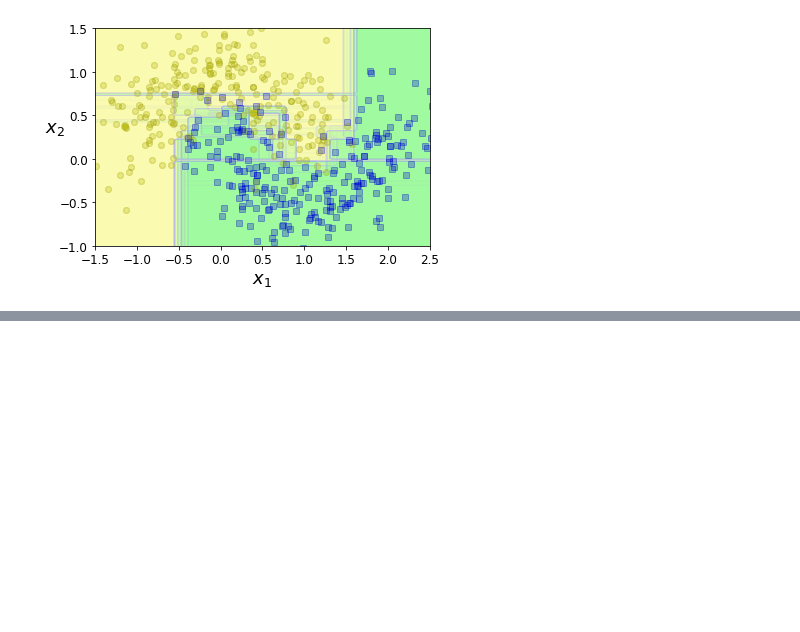
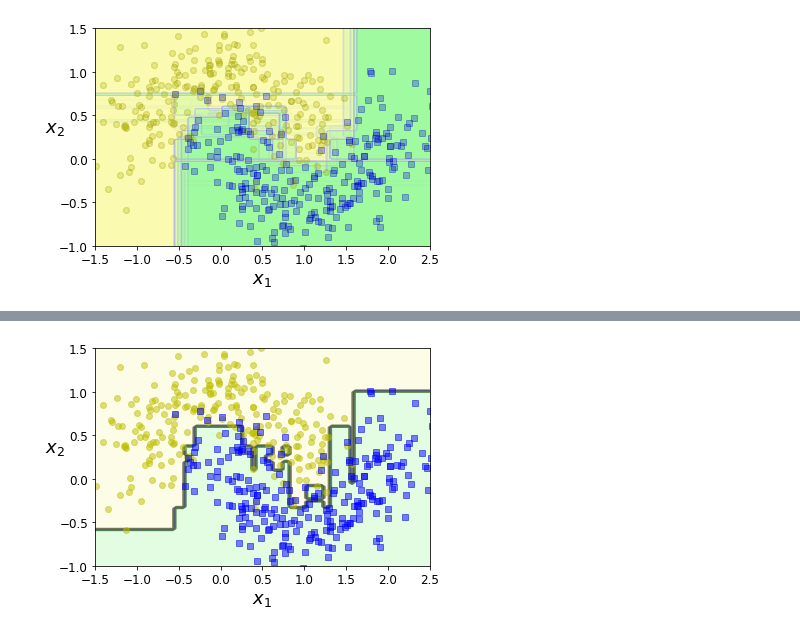
Before and after one commit to Mrscto/handson-ml-master, a Jupyter notebook: handson-ml-master/第七， 集成学习与随机森林.ipynb, the cells around one changed output, grey strips where cells are left out. Drawn from its saved outputs; the diff is of its cells as text; code cells hidden in the pictures; blank space fills up the shorter version.

```diff
--- a/handson-ml-master/第七， 集成学习与随机森林.ipynb
+++ b/handson-ml-master/第七， 集成学习与随机森林.ipynb
@@ -221,0 +224,6 @@ plt.show()
+# %%
+bag_clf = BaggingClassifier(
+DecisionTreeClassifier(random_state=42), n_estimators=500,
+bootstrap=True, n_jobs=-1, oob_score=True, random_state=40)
+bag_clf.fit(X_train, y_train)
+bag_clf.oob_score_
@@ -221,0 +297,7 @@ plt.show()
+# %%
+from sklearn.ensemble import AdaBoostClassifier
+
+ada_clf = AdaBoostClassifier(
+DecisionTreeClassifier(max_depth=1), n_estimators=200,
+algorithm="SAMME.R", learning_rate=0.5, random_state=42)
+ada_clf.fit(X_train, y_train)
@@ -221,0 +313,4 @@ plt.show()
+# %%
+plot_decision_boundary(ada_clf, X, y)
+# %% [output]
+[figure, added]
```
Also changed, not shown: parts of 70 cells of this notebook, 11 other files.
